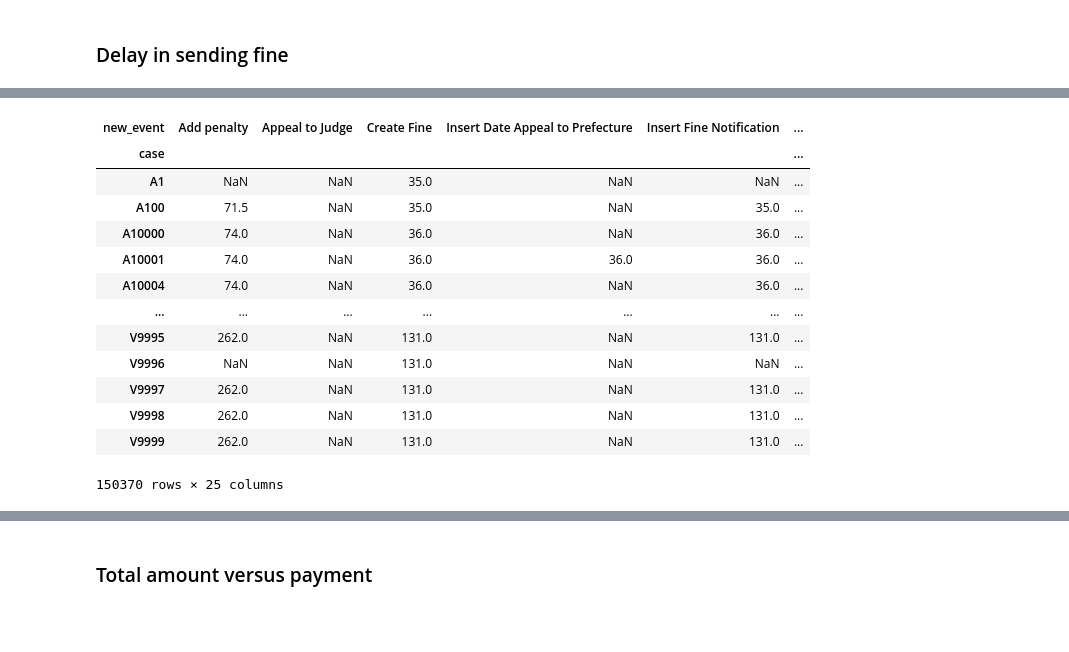
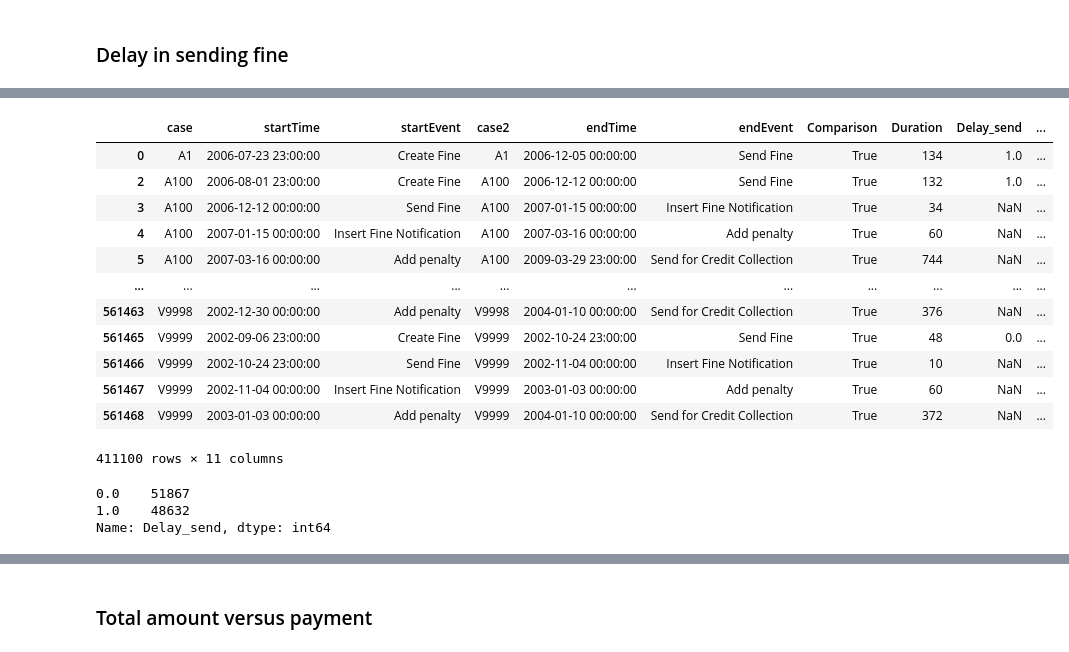
Before and after one commit to nkwachiabel/Process-Mining-Road-Traffic-Fine-Management, a Jupyter notebook: Road Traffic Fine Management.ipynb, the cells around one changed output, grey strips where cells are left out. Cells and saved outputs as stored; diff of their text form; code cells hidden in the pictures; blank space fills up the shorter version.

```diff
--- a/Road Traffic Fine Management.ipynb
+++ b/Road Traffic Fine Management.ipynb
@@ -694,19 +469,26 @@ dup_check2
-# %%
-money_matters_amount = dup_check2.copy()
-money_matters_amount = money_matters_amount.pivot(index='case',columns='new_event', values='amount')
-money_matters_amount
-# %% [output]
-| new_event | Add penalty | Appeal to Judge | Create Fine | Insert Date Appeal to Prefecture | Insert Fine Notification | ... |
-| case |  |  |  |  |  | ... |
-| A1 | NaN | NaN | 35.0 | NaN | NaN | ... |
-| A100 | 71.5 | NaN | 35.0 | NaN | 35.0 | ... |
-| A10000 | 74.0 | NaN | 36.0 | NaN | 36.0 | ... |
-| A10001 | 74.0 | NaN | 36.0 | 36.0 | 36.0 | ... |
-| A10004 | 74.0 | NaN | 36.0 | NaN | 36.0 | ... |
-| ... | ... | ... | ... | ... | ... | ... |
-| V9995 | 262.0 | NaN | 131.0 | NaN | 131.0 | ... |
-| V9996 | NaN | NaN | 131.0 | NaN | NaN | ... |
-| V9997 | 262.0 | NaN | 131.0 | NaN | 131.0 | ... |
-| V9998 | 262.0 | NaN | 131.0 | NaN | 131.0 | ... |
-| V9999 | 262.0 | NaN | 131.0 | NaN | 131.0 | ... |
-150370 rows × 25 columns
+# %%
+delay_test_2 = sortnewtime.copy()
+delay_test_2['Delay_send'] = delay_test_2.query('startEvent=="Create Fine" & endEvent=="Send Fine" ').apply(lambda x: 1 if (x['Duration'] > 150) & (x['startTime'] > pd.Timestamp(2010,8,13)) else 1 if (x['Duration'] > 90) & (x['startTime'] < pd.Timestamp(2010,8,13)) else 0,axis=1)
+delay_test_2['Delay_prefecture'] = delay_test_2.query('endEvent=="Insert Date Appeal to Prefecture" ').apply(lambda x: 1 if (x['Duration'] > 60) else 0,axis=1)
+delay_test_2['Delay_judge'] = delay_test_2.query('endEvent=="Appeal to Judge" ').apply(lambda x: 1 if (x['Duration'] > 60) else 0,axis=1)
+delay_test_2
+# %% [output]
+|  | case | startTime | startEvent | case2 | endTime | endEvent | Comparison | Duration | Delay_send | ... |
+| 0 | A1 | 2006-07-23 23:00:00 | Create Fine | A1 | 2006-12-05 00:00:00 | Send Fine | True | 134 | 1.0 | ... |
+| 2 | A100 | 2006-08-01 23:00:00 | Create Fine | A100 | 2006-12-12 00:00:00 | Send Fine | True | 132 | 1.0 | ... |
+| 3 | A100 | 2006-12-12 00:00:00 | Send Fine | A100 | 2007-01-15 00:00:00 | Insert Fine Notification | True | 34 | NaN | ... |
+| 4 | A100 | 2007-01-15 00:00:00 | Insert Fine Notification | A100 | 2007-03-16 00:00:00 | Add penalty | True | 60 | NaN | ... |
+| 5 | A100 | 2007-03-16 00:00:00 | Add penalty | A100 | 2009-03-29 23:00:00 | Send for Credit Collection | True | 744 | NaN | ... |
+| ... | ... | ... | ... | ... | ... | ... | ... | ... | ... | ... |
+| 561463 | V9998 | 2002-12-30 00:00:00 | Add penalty | V9998 | 2004-01-10 00:00:00 | Send for Credit Collection | True | 376 | NaN | ... |
+| 561465 | V9999 | 2002-09-06 23:00:00 | Create Fine | V9999 | 2002-10-24 23:00:00 | Send Fine | True | 48 | 0.0 | ... |
+| 561466 | V9999 | 2002-10-24 23:00:00 | Send Fine | V9999 | 2002-11-04 00:00:00 | Insert Fine Notification | True | 10 | NaN | ... |
+| 561467 | V9999 | 2002-11-04 00:00:00 | Insert Fine Notification | V9999 | 2003-01-03 00:00:00 | Add penalty | True | 60 | NaN | ... |
+| 561468 | V9999 | 2003-01-03 00:00:00 | Add penalty | V9999 | 2004-01-10 00:00:00 | Send for Credit Collection | True | 372 | NaN | ... |
+411100 rows × 11 columns
+# %%
+delay_test_2['Delay_send'].value_counts()
+# %% [output]
+0.0    51867
+1.0    48632
+Name: Delay_send, dtype: int64
```
Also changed, not shown: parts of 47 cells of this notebook.
